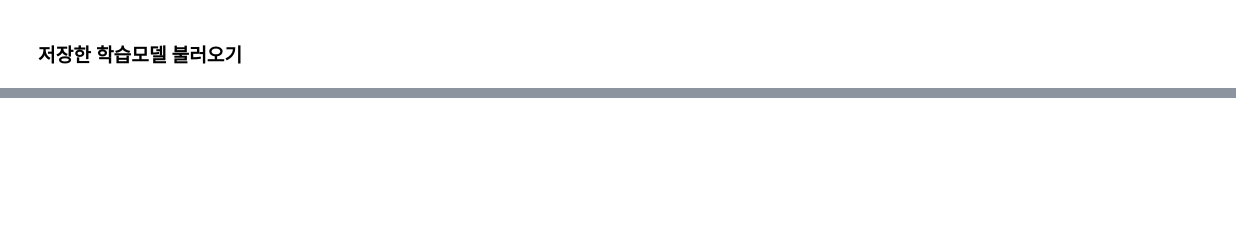
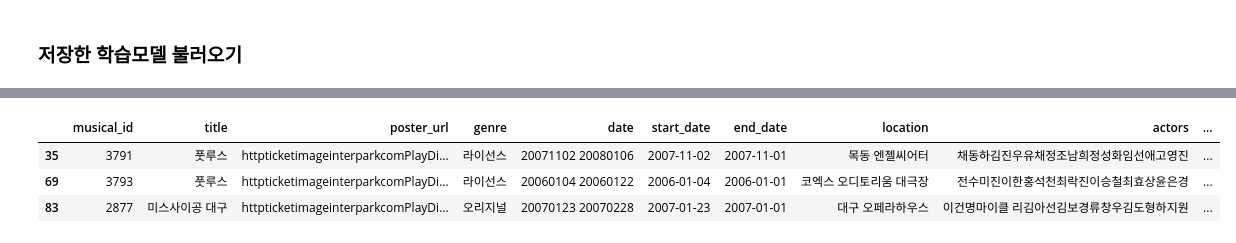
Before and after one commit to team-i-Five/code_Machine-learning, a Jupyter notebook: Model_test/Word2Vec_genre.ipynb, the cells around one changed output, grey strips where cells are left out. Cells and saved outputs as stored; diff of their text form; code cells hidden in the pictures; blank space fills up the shorter version.

Commit message:
mock_data_test

```diff
--- a/Model_test/Word2Vec_genre.ipynb
+++ b/Model_test/Word2Vec_genre.ipynb
@@ -25,7 +25,7 @@ vector_data
 # %% [markdown]
 ### 저장한 학습모델 불러오기
 # %%
-model = Word2Vec.load("word2vec_model.bin")
+model = Word2Vec.load("word2vec_model2.bin")
 # %%
 #Vector 형태로 변환한 단어 리스트 조회
 model.wv.key_to_index
@@ -69,6 +69,10 @@ Name: tokenized_data, Length: 2002, dtype: object
 # %%
-# 선택한 장르 (예: "사랑")와 유사한 단어를 찾음
-selected_genre = "사랑"
-similar_words = model.wv.most_similar(selected_genre, topn=100)
-similar_words
+# 장르와 유사한 단어를 찾음
+selected_genre = ["웃음", "슬픔", "사랑", "마법", "공포", "역사", "오페라", "예술"]
+similar_words_by_genre = {}
+
+for genre in selected_genre:
+    similar_words = model.wv.most_similar(genre, topn=100)
+    similar_words_by_genre[genre] = similar_words
+similar_words_by_genre
 # %% [output]
@@ -124,0 +96,11 @@ for idx, (word, count) in enumerate(most_common_words, 1):
+# %%
+# '장르' 열 초기화
+vector_data['장르'] = None
+# %%
+# 각 작품에 대해 유사한 단어를 확인하고, 해당 장르 열에 값을 할당
+for index, row in vector_data.iterrows():
+    synopsis = row['synopsis']
+
+    for genre in selected_genre:
+        if not pd.isna(synopsis) and genre in synopsis:
+            vector_data.at[index, '장르'] = genre
@@ -124,0 +123,9 @@ for idx, (word, count) in enumerate(most_common_words, 1):
+# %%
+selected_genre_1 = '공포'  # 출력하려는 특정 장르 값
+filtered_data = vector_data[vector_data['장르'] == selected_genre_1]
+filtered_data
+# %% [output]
+|  | musical_id | title | poster_url | genre | date | start_date | end_date | location | actors | ... |
+| 35 | 3791 | 풋루스 | httpticketimageinterparkcomPlayDi... | 라이선스 | 20071102 20080106 | 2007-11-02 | 2007-11-01 | 목동 엔젤씨어터 | 채동하김진우유채정조남희정성화임선애고영진 | ... |
+| 69 | 3793 | 풋루스 | httpticketimageinterparkcomPlayDi... | 라이선스 | 20060104 20060122 | 2006-01-04 | 2006-01-01 | 코엑스 오디토리움 대극장 | 전수미진이한홍석천최락진이승철최효상윤은경 | ... |
+| 83 | 2877 | 미스사이공 대구 | httpticketimageinterparkcomPlayDi... | 오리지널 | 20070123 20070228 | 2007-01-23 | 2007-01-01 | 대구 오페라하우스 | 이건명마이클 리김아선김보경류창우김도형하지원 | ... |
```
Also changed, not shown: parts of 13 cells of this notebook, 6 other files.
